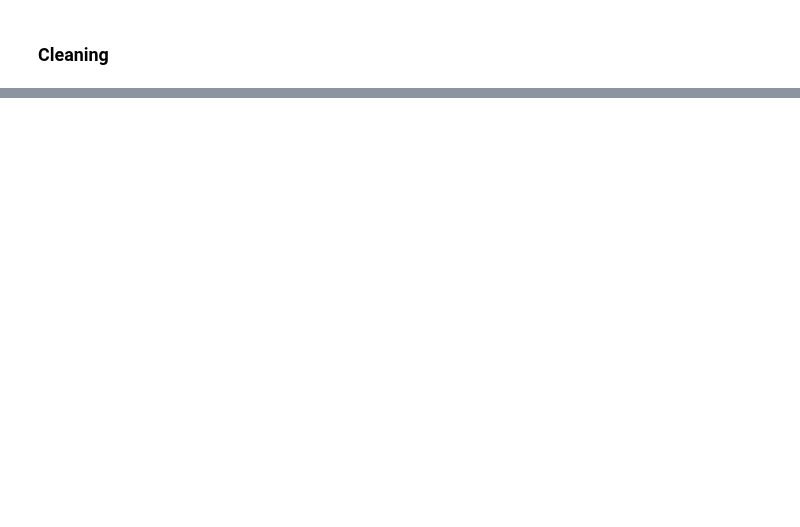
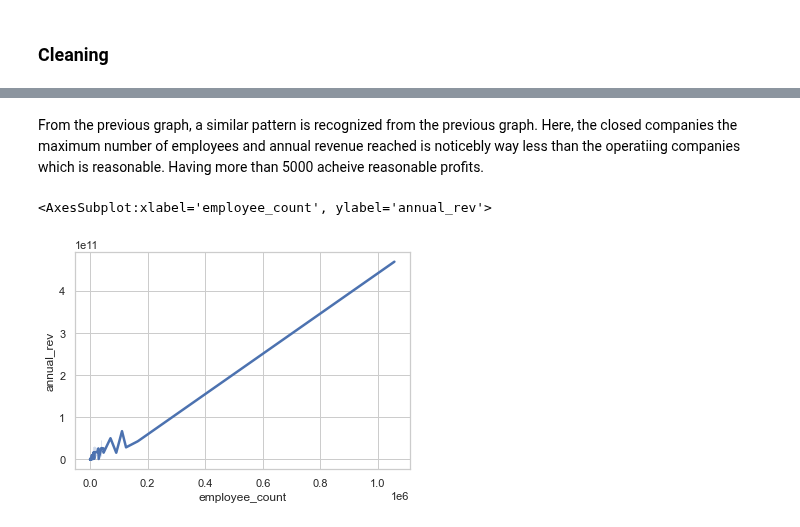
Before and after one commit to OdyAsh/StartupCompanies, a Jupyter notebook: Farah-Startup-Companies.ipynb, the cells around one changed output, grey strips where cells are left out. Cells and saved outputs as stored; diff of their text form; code cells hidden in the pictures; blank space fills up the shorter version.

```diff
--- a/Farah-Startup-Companies.ipynb
+++ b/Farah-Startup-Companies.ipynb
@@ -86,0 +320,7 @@ def datasetsNulls(dfList, datasetNames, nullCol="nulls_", pad=""):
+# %% [markdown]
+From the previous graph, a similar pattern is recognized from the previous graph. Here, the closed companies the maximum number of employees and annual revenue reached is noticebly way less than the operatiing companies which is reasonable. Having more than 5000 acheive reasonable profits.
+# %%
+sns.lineplot(data=companiesCS_ann[companiesCS_ann['status'] == 'ipo'], x="employee_count", y="annual_rev", palette="tab10", linewidth=2.5)
+# %% [output]
+<AxesSubplot:xlabel='employee_count', ylabel='annual_rev'>
+[figure, added]
```
Also changed, not shown: parts of 60 cells of this notebook.
